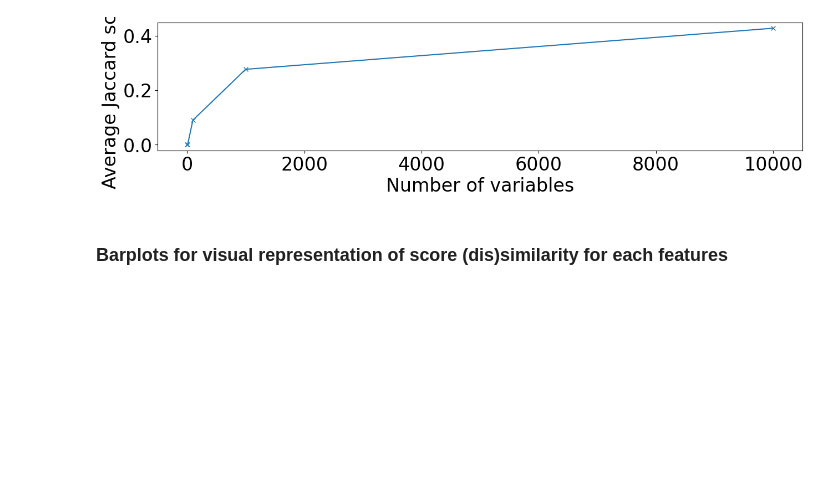
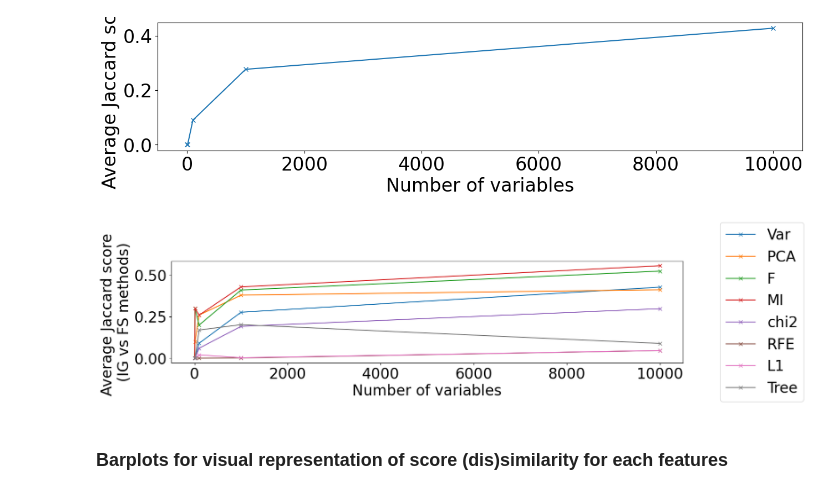
Before and after one commit to mbonto/XAI_in_genomics, a Jupyter notebook: Gdc/Data/FS2_for_BRCA.ipynb, the cells around one changed output. Drawn from its saved outputs; the diff is of its cells as text; code cells hidden in the pictures; blank space fills up the shorter version.

Commit message:
Computed additional FS methods

```diff
--- a/Gdc/Data/FS2_for_BRCA.ipynb
+++ b/Gdc/Data/FS2_for_BRCA.ipynb
@@ -132,3 +134,18 @@ def select_features_with_high_variance(X, threshold):
+# %%
+# PCA
+def select_features_with_PCA(X, n_PC):
+    """
+    Perform PCA
+    Print the explained variance of the first n_PC principal components
+    Return the scores of the features for the first 3 principal components
+    """
+    pca = PCA(n_components=n_PC)
+    out = pca.fit_transform(X)
+
+    print(f"Number of principal components: {pca.components_.shape[0]}.")
+    print(f"Explained variance of the first principal components:\n {pca.explained_variance_ratio_}.")
+
+    return pca.components_[0,:], pca.components_[1,:], pca.components_[3,:]
 # %% [markdown]
 #### Filters
 1. Fisher test
@@ -167,3 +208,18 @@ def select_features_with_chi2_test(X, y):
+# %%
+# L1-based - Lasso
+def select_features_with_L1(X, y):
+    alpha = 1
+    lasso = Lasso(alpha=alpha, fit_intercept=False, max_iter=1000)
+    lasso.fit(X, y)
+    return np.abs(lasso.coef_) # The importance of a feature is the absolute value of its coefficient
+
+# not very informative - onlly two features have a coef value different from 0
+# %%
+# Tree-based
+def select_features_with_Tree(X, y):
+    forest = RandomForestClassifier(random_state=0)
+    forest.fit(X, y)
+    return forest.feature_importances_
 # %% [markdown]
 ### Dataset
 # %%
@@ -242,3 +387,20 @@ plt.show()
+# %%
+# Show the Jaccard scores
+plt.figure(figsize=(15, 3))
+plt.plot(n_args, avg_jaccard_scores_var, 'x-', label = "Var")
+plt.plot(n_args, avg_jaccard_scores_PCA, 'x-', label = "PCA")
+plt.plot(n_args, avg_jaccard_scores_F, 'x-', label = "F")
+plt.plot(n_args, avg_jaccard_scores_MI, 'x-', label = "MI")
+plt.plot(n_args, avg_jaccard_scores_chi2, 'x-', label = "chi2")
+plt.plot(n_args, avg_jaccard_scores_RFE, 'x-', label = "RFE")
+plt.plot(n_args, avg_jaccard_scores_L1, 'x-', label = "L1")
+plt.plot(n_args, avg_jaccard_scores_Tree, 'x-', label = "Tree")
+plt.xlabel("Number of variables")
+plt.ylabel(f"Average Jaccard score \n(IG vs FS methods)")
+plt.legend(loc='center right', bbox_to_anchor=(1.25, 0.5))
+plt.show()
+# %% [output]
+[figure, added]
 # %% [markdown]
 ### Barplots for visual representation of score (dis)similarity for each features
 # %%
```
Also changed, not shown: parts of 15 cells of this notebook.
